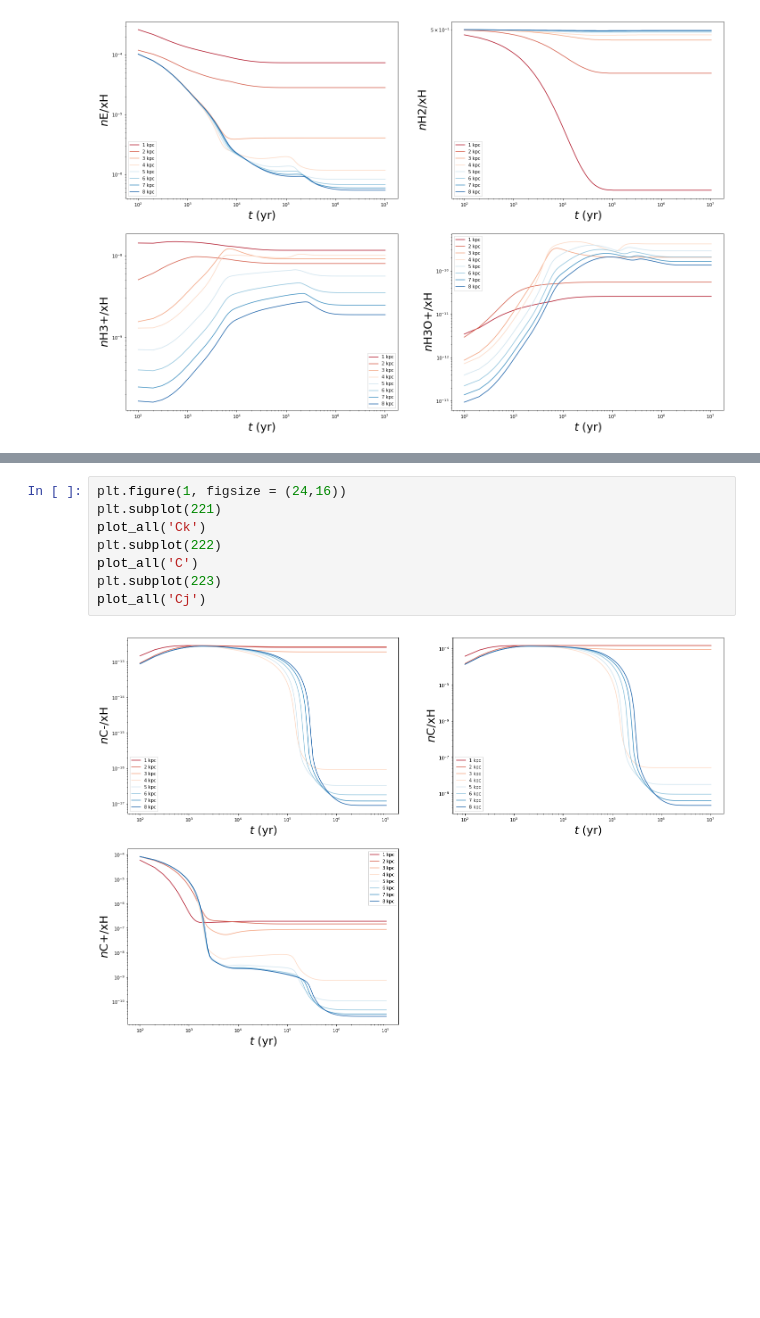
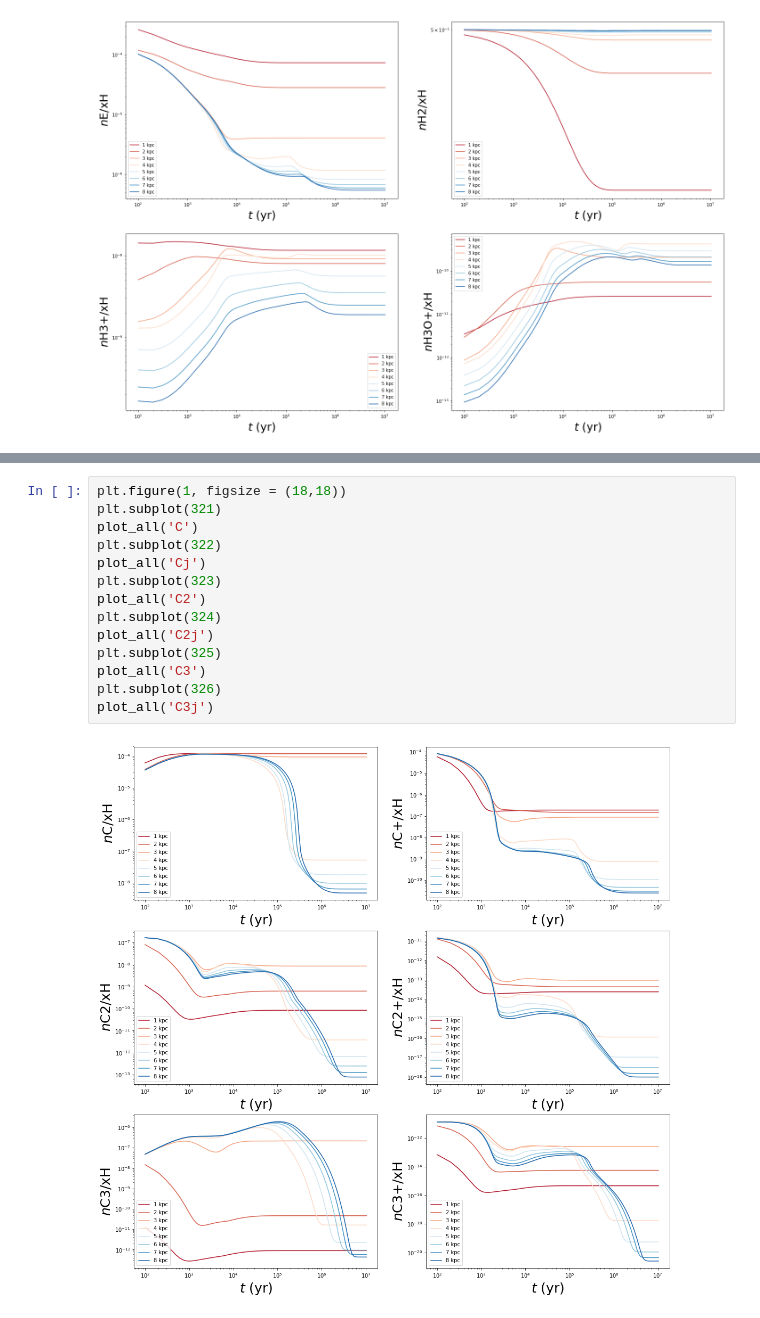
Before and after one commit to slowdivePTG/X-ray-chemistry, a Jupyter notebook: KROME/AGN/AGN.ipynb, the cells around one changed output, grey strips where cells are left out. Saved outputs shown, nothing was run; the diff lists cells and outputs as text; blank space fills up the shorter version.

```diff
--- a/KROME/AGN/AGN.ipynb
+++ b/KROME/AGN/AGN.ipynb
@@ -80,10 +80,16 @@ plot_all('C')
-# %%
-plt.figure(1, figsize = (24,16))
-plt.subplot(221)
-plot_all('Ck')
-plt.subplot(222)
-plot_all('C')
-plt.subplot(223)
-plot_all('Cj')
-# %% [output]
-[figure, removed]
+# %%
+plt.figure(1, figsize = (18,18))
+plt.subplot(321)
+plot_all('C')
+plt.subplot(322)
+plot_all('Cj')
+plt.subplot(323)
+plot_all('C2')
+plt.subplot(324)
+plot_all('C2j')
+plt.subplot(325)
+plot_all('C3')
+plt.subplot(326)
+plot_all('C3j')
+# %% [output]
+[figure, added]
```
Also changed, not shown: parts of 3 cells of this notebook, 12 other files.
